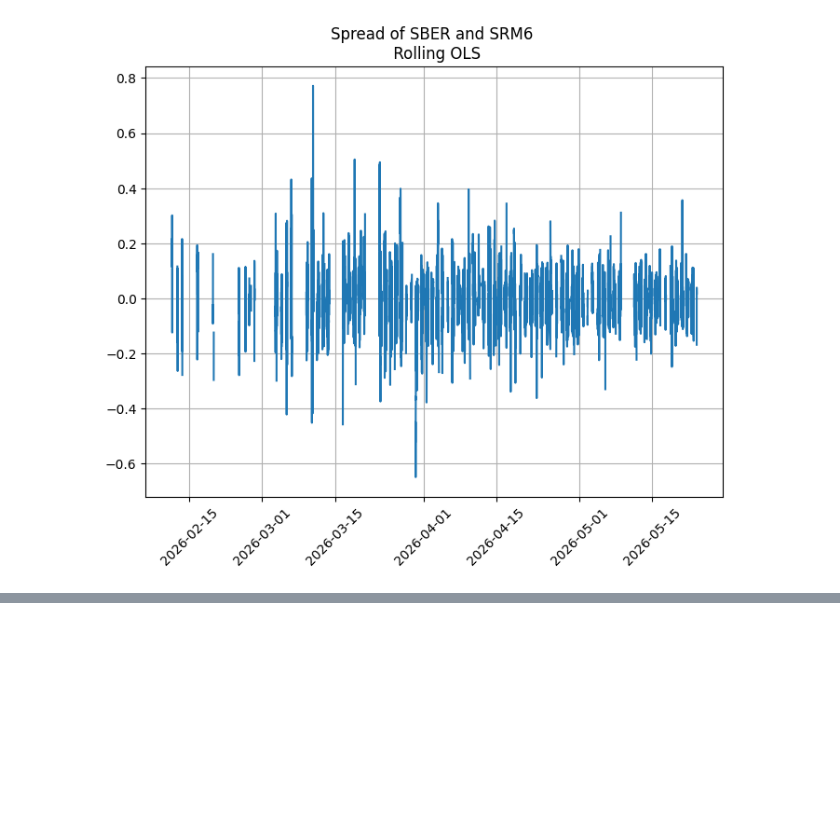
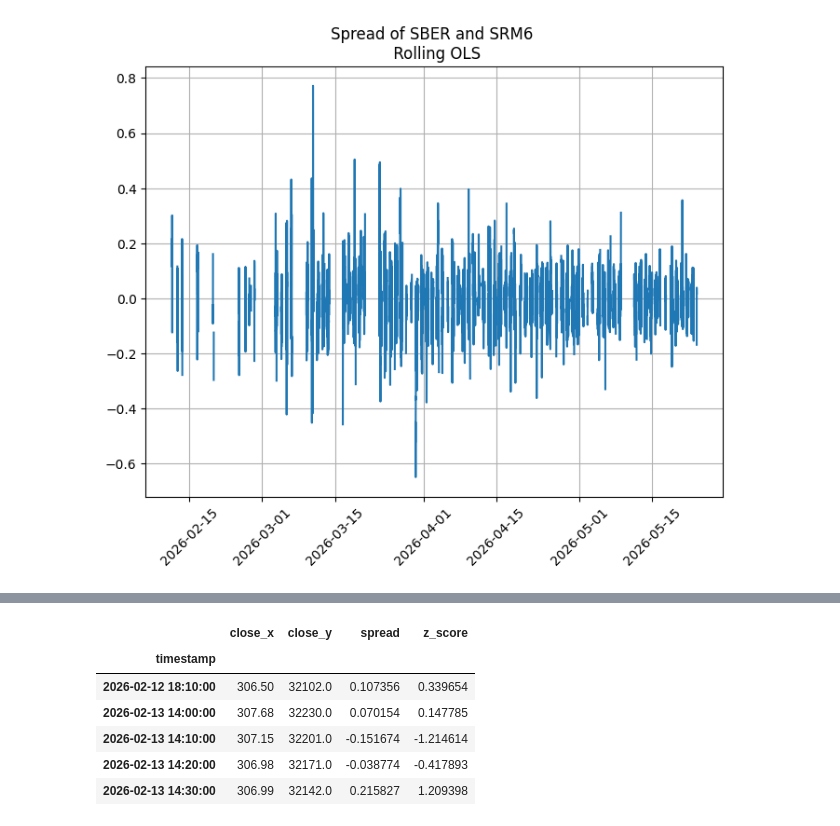
Before and after one commit to SigmaFlowX/Moex-Stat-Arb, a Jupyter notebook: notebooks/spread_graph.ipynb, the cells around one changed output, grey strips where cells are left out. Drawn from its saved outputs; the diff is of its cells as text; code cells hidden in the pictures; blank space fills up the shorter version.

```diff
--- a/notebooks/spread_graph.ipynb
+++ b/notebooks/spread_graph.ipynb
@@ -80,0 +100,16 @@ Text(0.5, 1.0, 'Spread of SBER and SRM6 \n Rolling OLS')
+# %%
+z_window = 20
+
+mean = backtest_df['spread'].rolling(window=z_window).mean()
+std = backtest_df['spread'].rolling(window=z_window).std()
+
+backtest_df['z_score'] = (backtest_df['spread'] - mean)/std
+backtest_df.dropna().head()
+# %% [output]
+|  | close_x | close_y | spread | z_score |
+| timestamp |  |  |  |  |
+| 2026-02-12 18:10:00 | 306.50 | 32102.0 | 0.107356 | 0.339654 |
+| 2026-02-13 14:00:00 | 307.68 | 32230.0 | 0.070154 | 0.147785 |
+| 2026-02-13 14:10:00 | 307.15 | 32201.0 | -0.151674 | -1.214614 |
+| 2026-02-13 14:20:00 | 306.98 | 32171.0 | -0.038774 | -0.417893 |
+| 2026-02-13 14:30:00 | 306.99 | 32142.0 | 0.215827 | 1.209398 |
```
Also changed, not shown: parts of 1 cell of this notebook.
